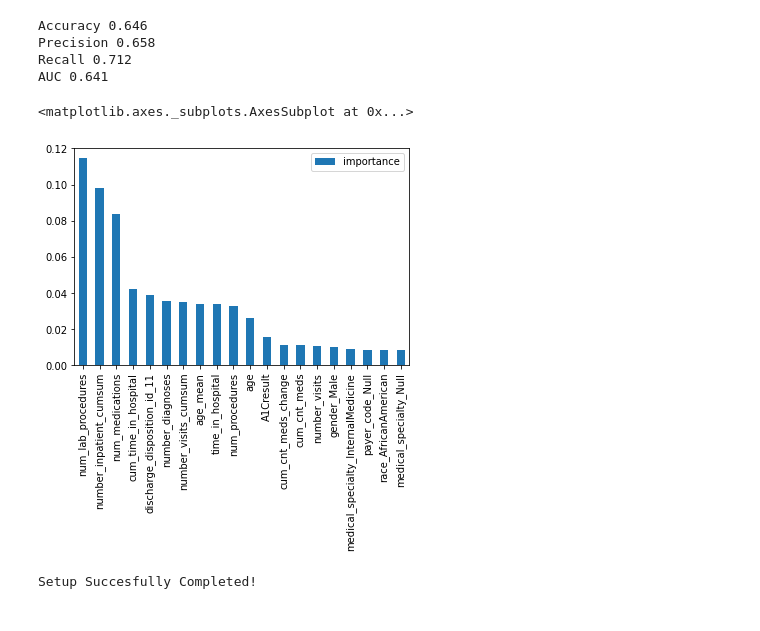
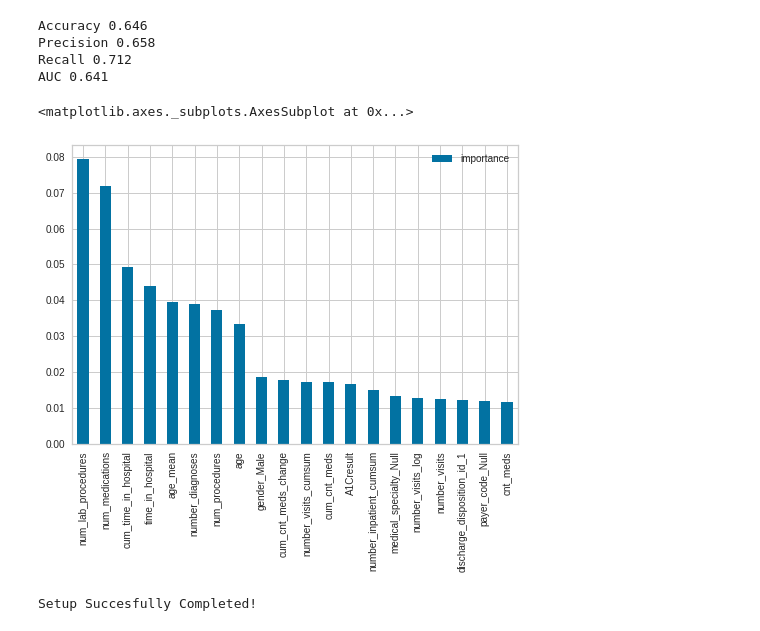
Before and after one commit to datorresb/uci_diabetes, a Jupyter notebook: David_Torres.ipynb, the cells around one changed output. Saved outputs shown, nothing was run; the diff lists cells and outputs as text; code cells hidden in the pictures.

Commit message:
editing models

```diff
--- a/David_Torres.ipynb
+++ b/David_Torres.ipynb
@@ -968,13 +969,13 @@ Precision 0.658
 Recall 0.712
 AUC 0.641
 # %%
-df_importance = pd.DataFrame(model_DT.feature_importances_,
+df_importance = pd.DataFrame(rf_random.feature_importances_,
                              index=X_train.columns,
                              columns=['importance']).sort_values('importance', ascending=False).head(20)
 df_importance.plot(kind='bar')
 # %% [output]
 <matplotlib.axes._subplots.AxesSubplot at 0x...>
-[figure, old version]
+[figure, new version]
 # %%
 from pycaret.classification import *
 # %%
```
Also changed, not shown: parts of 40 cells of this notebook, 1 other file.
